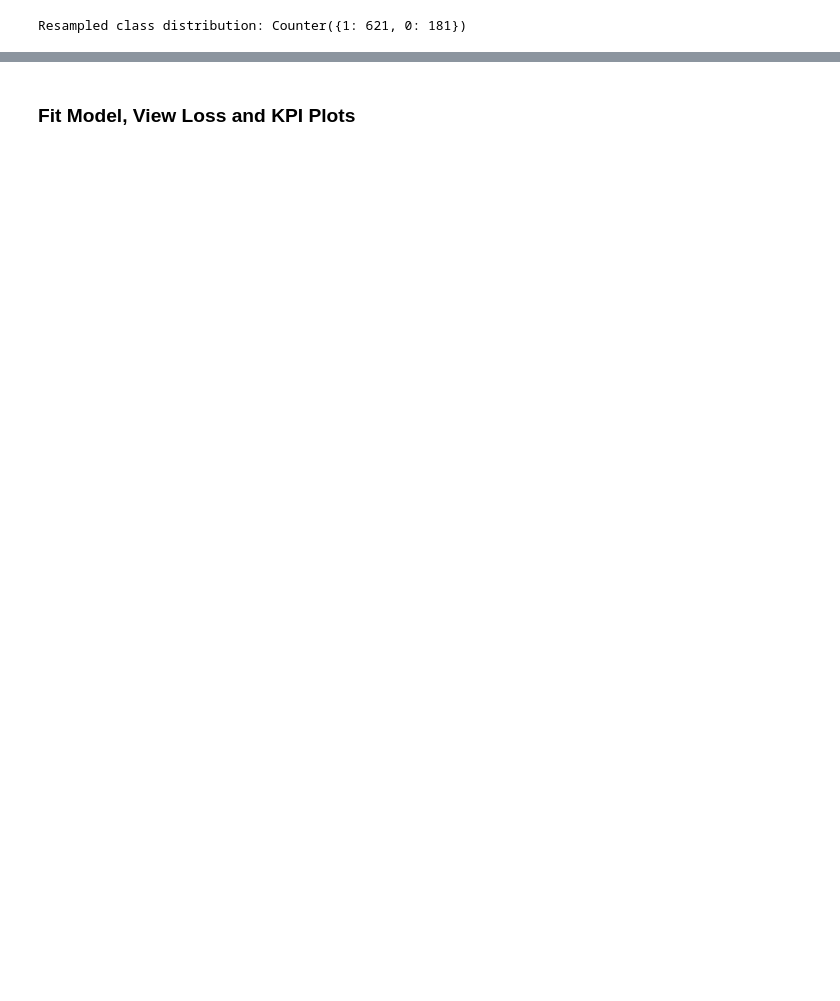
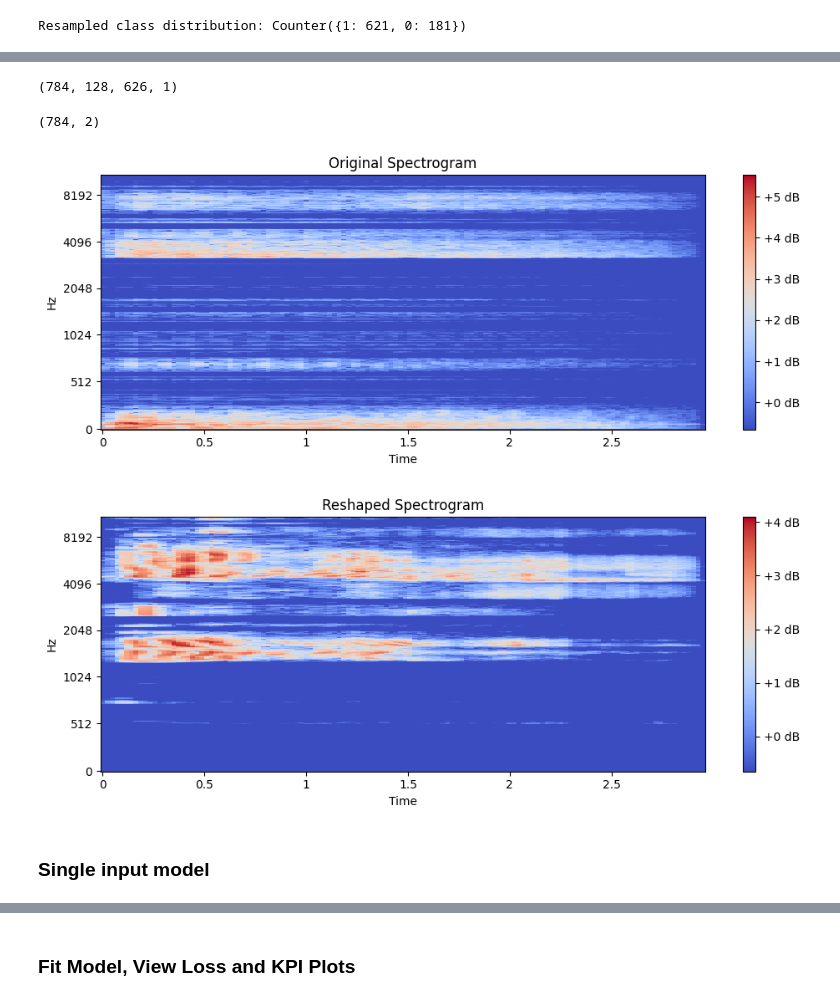
Before and after one commit to opheliasin/covid-detection, a Jupyter notebook: Workbook.ipynb, the cells around one changed output, grey strips where cells are left out. Drawn from its saved outputs; the diff is of its cells as text; code cells hidden in the pictures; blank space fills up the shorter version.

Commit message:
Started training multi-inut model

```diff
--- a/Workbook.ipynb
+++ b/Workbook.ipynb
@@ -114,3 +228,12 @@ print(f"Flattened shape: {X_train_flattened.shape}")
 # %% [output]
 Original shape: (772, 128, 626, 1)
 Flattened shape: (772, 80128)
+# %%
+from imblearn.combine import SMOTEENN
+from collections import Counter
+
+smote_enn = SMOTEENN(random_state=seed)
+X_train_resampled, y_train_resampled = smote_enn.fit_resample(X_train, y_train)
+
+# Print resampled class distribution
+print(f"Resampled class distribution: {Counter(y_resampled)}")
@@ -134,0 +258,6 @@ Reshaped back to original format: (802, 128, 626, 1)
+# %%
+num_spectrogram_features = 128 * 626  # Flattened size
+# %%
+# Separate resampled spectrograms and other features for X_train_resampled
+spectrograms_resampled = X_train_resampled[:, :num_spectrogram_features]
+other_features_resampled = X_train_resampled[:, num_spectrogram_features:]
@@ -134,0 +280,3 @@ Reshaped back to original format: (802, 128, 626, 1)
+# %%
+# Reshape the flattened spectrograms back to their original shape (128x626)
+spectrograms_resampled_reshaped = spectrograms_resampled.reshape(spectrograms_resampled.shape[0], 128, 626, 1)
@@ -134,0 +286,35 @@ Reshaped back to original format: (802, 128, 626, 1)
+# %%
+spectrograms_resampled_reshaped.shape
+# %% [output]
+(784, 128, 626, 1)
+# %%
+other_features_resampled.shape
+# %% [output]
+(784, 2)
+# %%
+import matplotlib.pyplot as plt
+import librosa.display
+
+# Function to plot spectrogram
+def plot_spectrogram(spectrogram, title):
+    plt.figure(figsize=(10, 4))
+    # Remove channel dimension if present for visualization
+    if spectrogram.shape[-1] == 1:
+        spectrogram = spectrogram.squeeze(-1)
+    librosa.display.specshow(spectrogram.T, sr=22050, x_axis='time', y_axis='mel')
+    plt.colorbar(format='%+2.0f dB')
+    plt.title(title)
+    plt.tight_layout()
+    plt.show()
+
+# Assuming 'original_spectrogram' is your original unflattened spectrogram
+# and 'reshaped_spectrogram' is your reshaped version after processing
+
+# Plot original spectrogram (before flattening)
+plot_spectrogram(spectrograms[0], "Original Spectrogram")
+
+# Plot reshaped spectrogram (after reshaping back)
+plot_spectrogram(spectrograms_resampled_reshaped[100], "Reshaped Spectrogram")
+# %% [output]
+[figure, added]
+[figure, added]
@@ -137,3 +331,5 @@ y_resampled = np.array(y_resampled)
+# %% [markdown]
+### Single input model
 # %%
 from tensorflow.keras.models import Sequential
 from tensorflow.keras.layers import Conv2D, MaxPooling2D, Flatten, Dense, Input, GlobalAveragePooling2D
```
Also changed, not shown: parts of 48 cells of this notebook.
